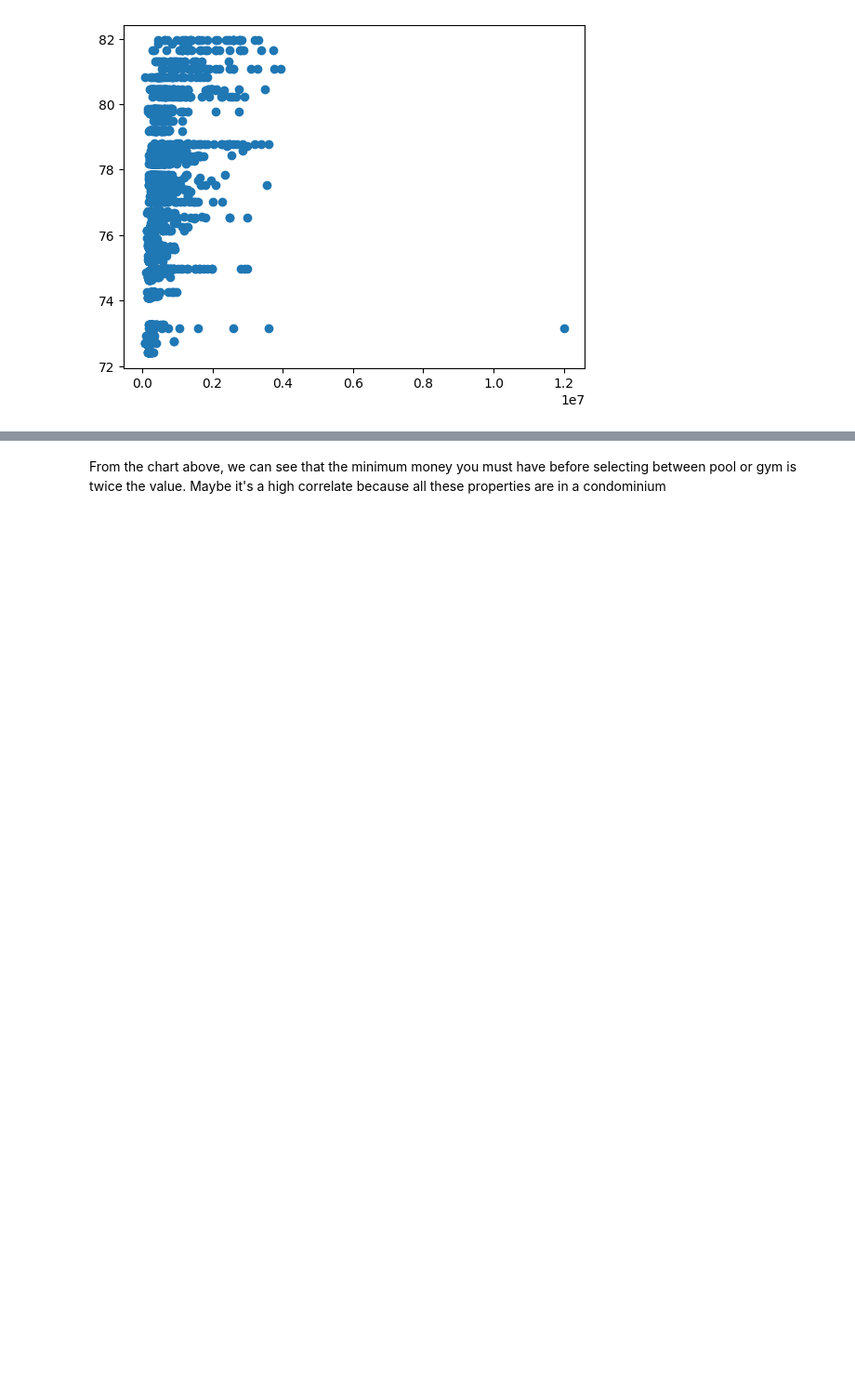
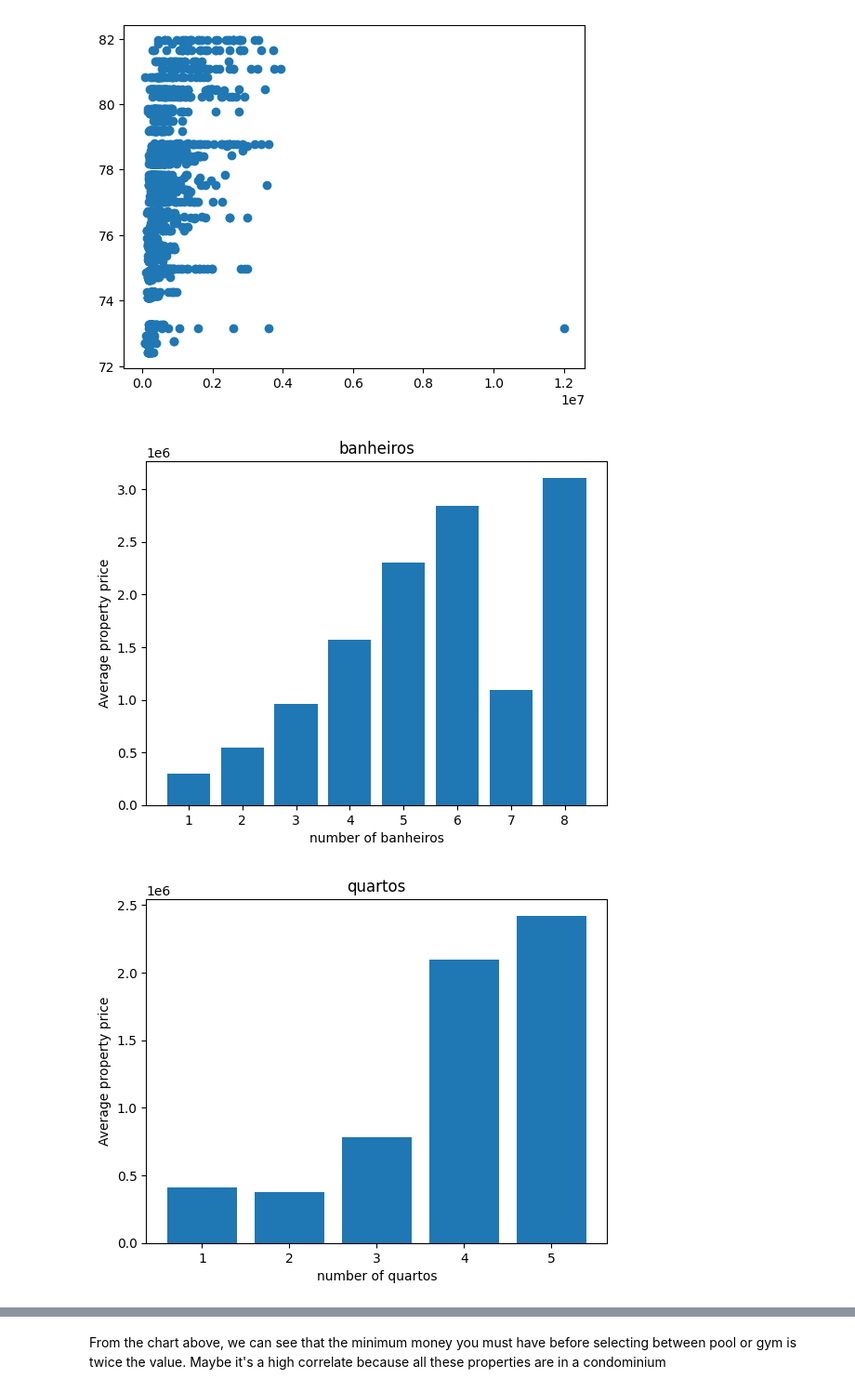
Before and after one commit to AlmirNeeto99/data-science-and-machine-learning, a Jupyter notebook: exercise-2/main.ipynb, the cells around one changed output, grey strips where cells are left out. Shown: that part at 93% size. Cells and saved outputs as stored; diff of their text form; code cells hidden in the pictures; blank space fills up the shorter version.

Commit message:
using average price for bathroom, room and suites

```diff
--- a/exercise-2/main.ipynb
+++ b/exercise-2/main.ipynb
@@ -93,9 +177,12 @@ columns = [
 ]
 # %%
 for idx, col in enumerate(columns):
-    d = data.groupby(col).valor_total.min()
+    d = data.groupby(col).valor_total.mean()
     plt.figure()
     plt.bar(list(map(str,d.index.values)), d)
     plt.title(col)
-    plt.ylabel('Minimum property price')
-    plt.xlabel("number of "+col)
+    plt.ylabel('Average property price')
+    plt.xlabel("number of " + col)
+# %% [output]
+[figure, added]
+[figure, added]
```
Also changed, not shown: parts of 13 cells of this notebook, 1 other file.
